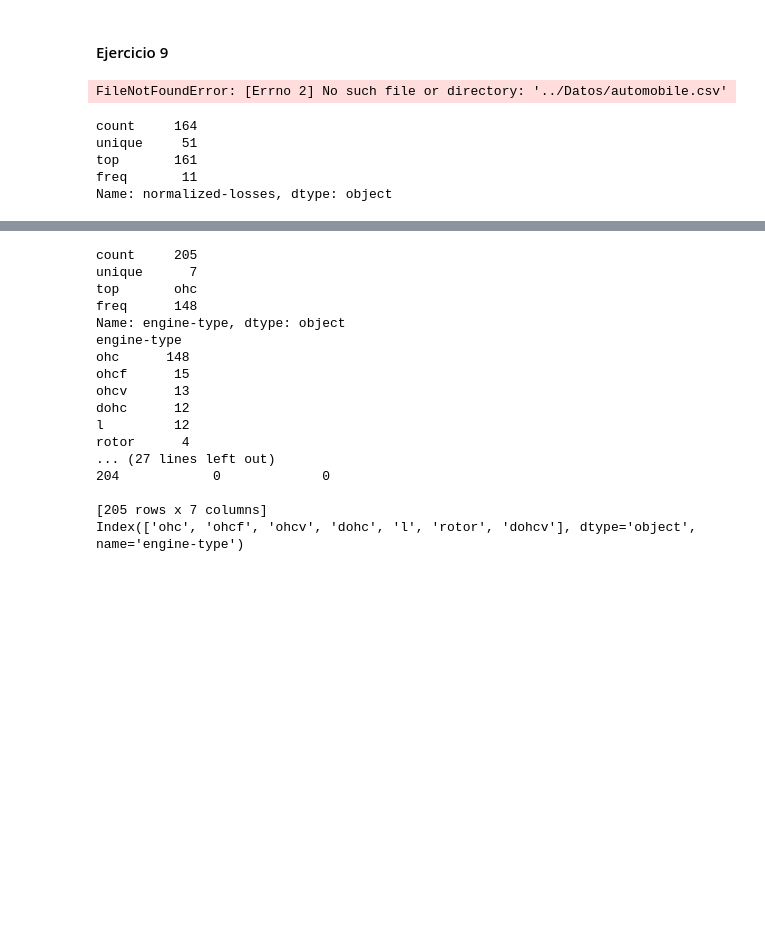
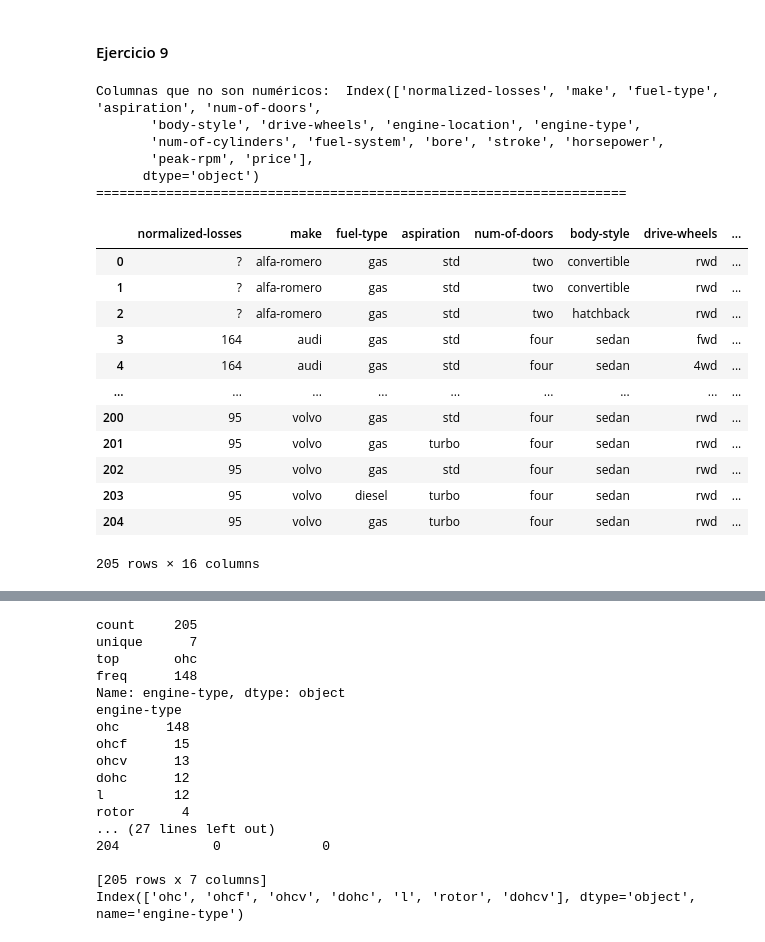
Before and after one commit to santiFie/Deep-Learning---2025, a Jupyter notebook: Práctica 1/Resolución.ipynb, the cells around one changed output, grey strips where cells are left out. Drawn from its saved outputs; the diff is of its cells as text; code cells hidden in the pictures; blank space fills up the shorter version.

```diff
--- a/Práctica 1/Resolución.ipynb
+++ b/Práctica 1/Resolución.ipynb
@@ -155,31 +183,31 @@ IntervalIndex([(0.999, 1.92], (1.92, 2.185], (2.185, 3.0]], dtype='interval[floa
 # %% [markdown]
 #### Ejercicio 9
 # %%
-datos = pd.read_csv(DATOS_DIR + 'automobile.csv')
+datos = pd.read_csv(DATOS_DIR + 'autos.csv')
 
-# Valores que no pueden ser procesados como numéricos
-print(datos.columns)
+# Valores que no pueden ser procesados como
+columas_no_numericas = datos.columns[datos.dtypes == 'object']
+print("Columnas que no son numéricos: ", columas_no_numericas)
+print("====================================================================")
 
-print(datos.describe(include="all"))  # comprueba si hay valores nulos
-
-# Valores que no pueden ser procesados como numéricos
-print(datos.columns[datos.dtypes == 'object'])
+datos[columas_no_numericas]
 # %% [output]
-FileNotFoundError: [Errno 2] No such file or directory: '../Datos/automobile.csv'
+Columnas que no son numéricos:  Index(['normalized-losses', 'make', 'fuel-type', 'aspiration', 'num-of-doors',
+       'body-style', 'drive-wheels', 'engine-location', 'engine-type',
+       'num-of-cylinders', 'fuel-system', 'bore', 'stroke', 'horsepower',
+       'peak-rpm', 'price'],
+      dtype='object')
+====================================================================
+|  | normalized-losses | make | fuel-type | aspiration | num-of-doors | body-style | drive-wheels | ... |
+| 0 | ? | alfa-romero | gas | std | two | convertible | rwd | ... |
+| 1 | ? | alfa-romero | gas | std | two | convertible | rwd | ... |
+| 2 | ? | alfa-romero | gas | std | two | hatchback | rwd | ... |
+| 3 | 164 | audi | gas | std | four | sedan | fwd | ... |
+| 4 | 164 | audi | gas | std | four | sedan | 4wd | ... |
+| ... | ... | ... | ... | ... | ... | ... | ... | ... |
+| 200 | 95 | volvo | gas | std | four | sedan | rwd | ... |
+| 201 | 95 | volvo | gas | turbo | four | sedan | rwd | ... |
+| 202 | 95 | volvo | gas | std | four | sedan | rwd | ... |
+| 203 | 95 | volvo | diesel | turbo | four | sedan | rwd | ... |
+| 204 | 95 | volvo | gas | turbo | four | sedan | rwd | ... |
+205 rows × 16 columns
-# %%
-# Normalized losses tiene muchos valores nulos., por lo que yo consideraría dos opciones:
-# 1. Eliminar la columna
-# 2. Rellenar los valores nulos con la media o mediana de la columna (poco recomendable porque hay muchos nulos)
-# 3. Hacer el análisis solamente con las filas que tienen datos completos
-
-# Aquí optamos por la tercera opción
-datos_completos = datos[datos['normalized-losses'].apply(lambda x: x != '?')]
-
-
-print(datos_completos["normalized-losses"].describe())
-# %% [output]
-count     164
-unique     51
-top       161
-freq       11
-Name: normalized-losses, dtype: object
```
Also changed, not shown: parts of 18 cells of this notebook.
